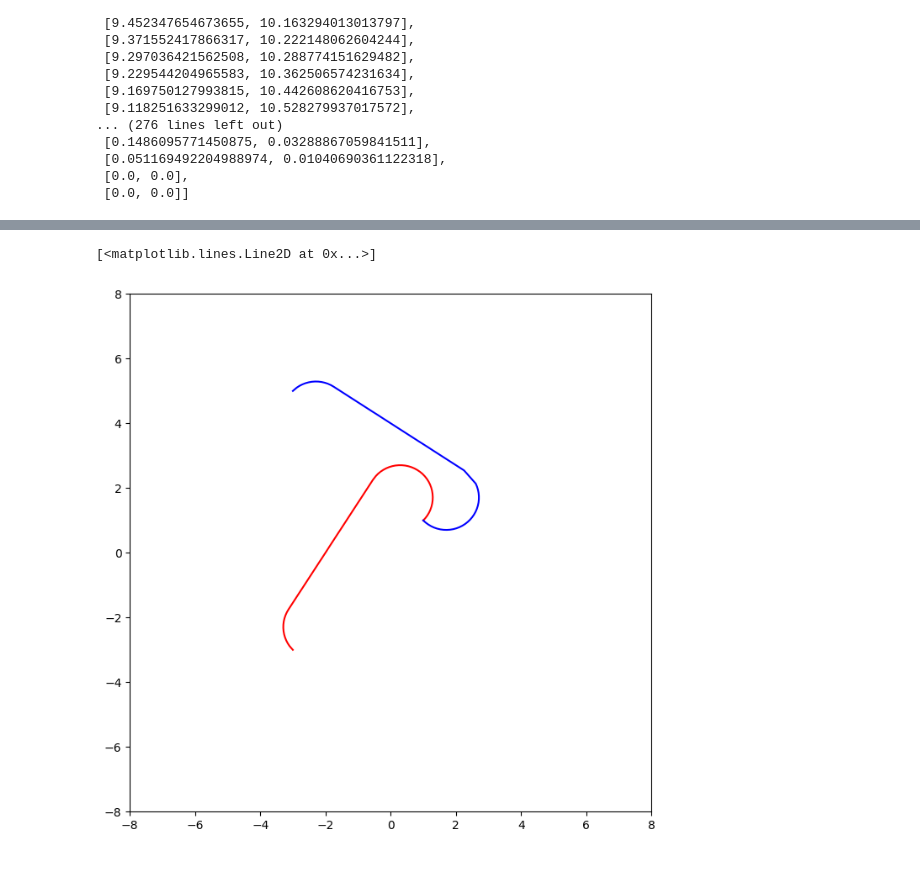
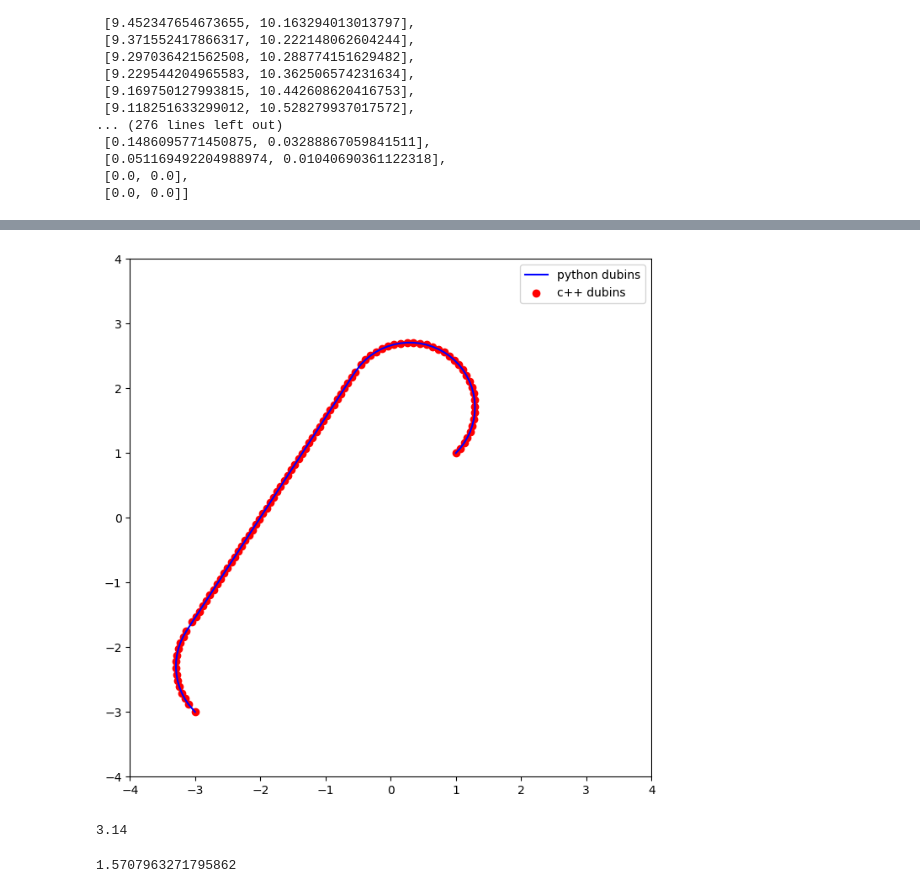
Before and after one commit to nicolazilio0/MAPF, a Jupyter notebook: path_planning/src/rtt_start_python/rrt_start_simplify.ipynb, the cells around one changed output, grey strips where cells are left out. Cells and saved outputs as stored; diff of their text form; code cells hidden in the pictures.

Commit message:
dubins fixed 	ʕっ•ᴥ•ʔっ

```diff
--- a/path_planning/src/rtt_start_python/rrt_start_simplify.ipynb
+++ b/path_planning/src/rtt_start_python/rrt_start_simplify.ipynb
@@ -397,9 +456,15 @@ cpp_path_y = [1 , 0.93294 , 0.873615 , 0.822618 , 0.780458 , 0.747557 , 0.724244
+# %%
+cpp_path_x = [1, 1.06706, 1.12639, 1.17738, 1.21954, 1.25244, 1.27576, 1.28925, 1.29279, 1.28633, 1.26995, 1.24381, 1.20817, 1.16338, 1.1099, 1.04825, 0.979051, 0.902999, 0.820851, 0.733428, 0.641603, 0.546294, 0.448453, 0.349058, 0.249102, 0.149583, 0.0514959, -0.0441791, -0.136486, -0.224503, -0.30735, -0.3842, -0.454285, -0.546911, -0.6012, -0.655489, -0.709778, -0.764067, -0.818356, -0.872645, -0.926934, -0.981222, -1.03551, -1.0898, -1.14409, -1.19838, -
+              1.25267, -1.30696, -1.36124, -1.41553, -1.46982, -1.52411, -1.5784, -1.63269, -1.68698, -1.74127, -1.79556, -1.84984, -1.90413, -1.95842, -2.01271, -2.067, -2.12129, -2.17558, -2.22987, -2.28416, -2.33844, -2.39273, -2.44702, -2.50131, -2.5556, -2.60989, -2.66418, -2.71847, -2.77276, -2.82704, -2.88133, -2.93562, -2.98991, -3.0442, -3.1327, -3.1827, -3.22381, -3.25562, -3.27782, -3.29017, -3.29255, -3.28495, -3.26744, -3.24018, -3.20347, -3.15765, -3.1032, -3]
+cpp_path_y = [1, 1.07413, 1.15458, 1.24055, 1.33118, 1.42557, 1.52277, 1.62181, 1.72171, 1.82146, 1.92007, 2.01654, 2.10993, 2.1993, 2.28374, 2.36242, 2.43456, 2.49943, 2.55638, 2.60484, 2.64434, 2.67447, 2.69493, 2.70553, 2.70615, 2.69678, 2.67753, 2.64859, 2.61023, 2.56285, 2.50692, 2.443, 2.37173, 2.25, 2.16602, 2.08203, 1.99805, 1.91407, 1.83009, 1.74611, 1.66213, 1.57815, 1.49417, 1.41019, 1.32621, 1.24223, 1.15825, 1.07427, 0.990289,
+              0.906308, 0.822328, 0.738347, 0.654367, 0.570386, 0.486406, 0.402426, 0.318445, 0.234465, 0.150484, 0.0665037, -0.0174768, -0.101457, -0.185438, -0.269418, -0.353399, -0.437379, -0.52136, -0.60534, -0.68932, -0.773301, -0.857281, -0.941262, -1.02524, -1.10922, -1.1932, -1.27718, -1.36116, -1.44514, -1.52912, -1.61311, -1.75, -1.83656, -1.92767, -2.02243, -2.11989, -2.21909, -2.31902, -2.41869, -2.5171, -2.61327, -2.70624, -2.79508, -2.8789, -3]
 # %%
 plt.figure(figsize=(8,8))
-plt.xlim(-8,8)
-plt.ylim(-8,8)
-plt.plot(path_x, path_y, 'r')
-plt.plot(cpp_path_x, cpp_path_y, 'b')
+plt.xlim(-4,4)
+plt.ylim(-4,4)
+plt.plot(path_x, path_y, color = "blue", label='python dubins')
+plt.scatter(cpp_path_x, cpp_path_y, color= "red",label='c++ dubins')
+plt.legend()
+plt.show()
 # %% [output]
-[<matplotlib.lines.Line2D at 0x...>]
-[figure, old version]
+[figure, new version]
@@ -405,0 +485,8 @@ plt.plot(cpp_path_x, cpp_path_y, 'b')
+# %%
+angle_mod(3.14, True, False)
+# %% [output]
+3.14
+# %%
+angle_mod(-4.71238898, True, False)
+# %% [output]
+1.5707963271795862
```
Also changed, not shown: parts of 7 cells of this notebook, 3 other files.
